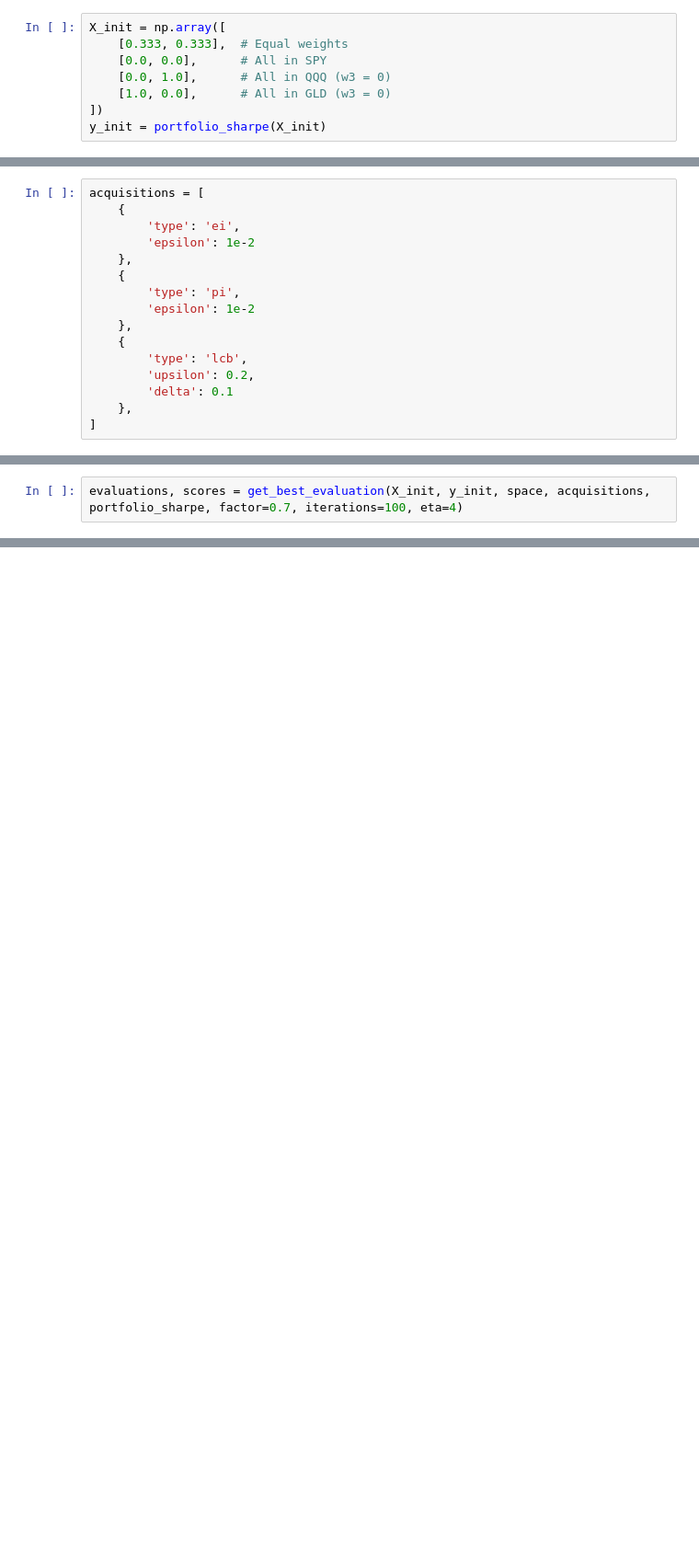
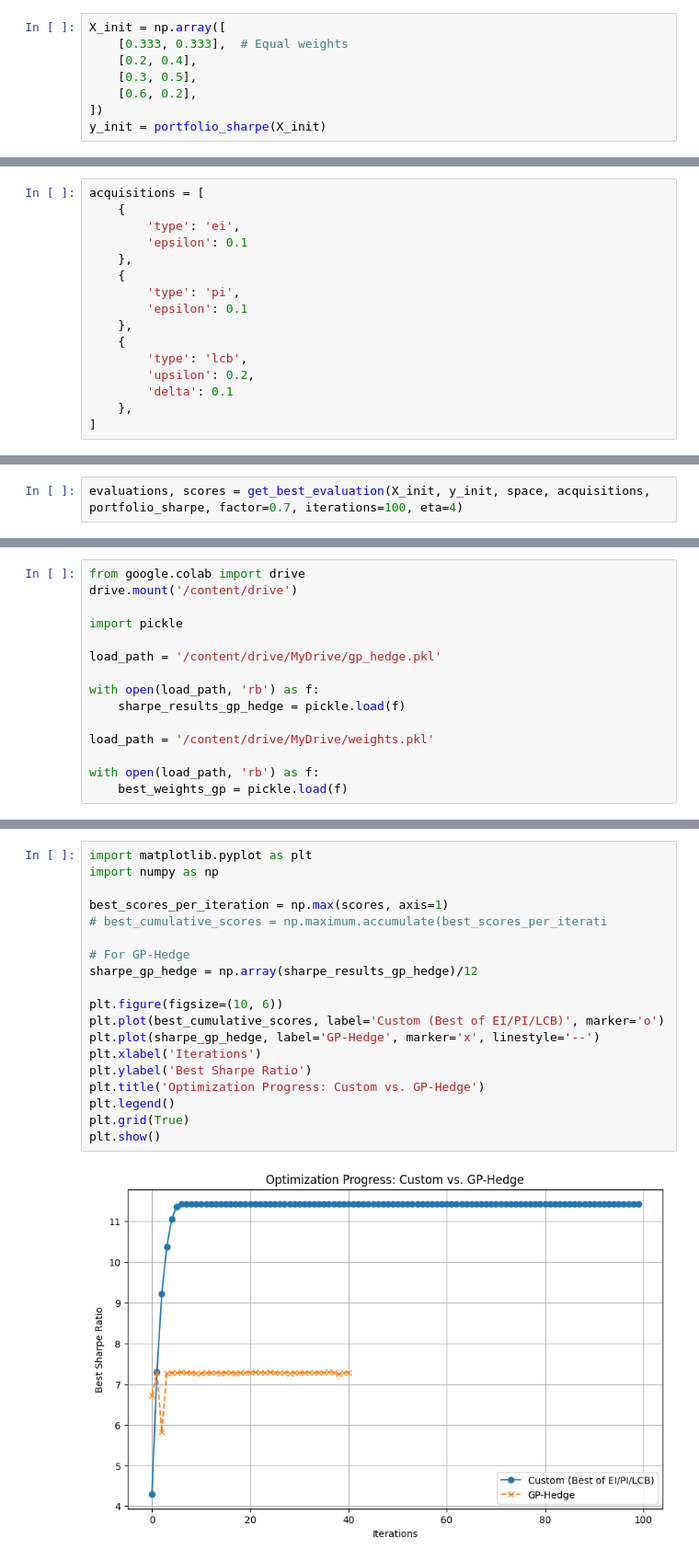
Before and after one commit to Gowtham-the-explorer/BTP_2, a Jupyter notebook: NO_PASt_BO/No_Past_BO.ipynb, the cells around one changed output, grey strips where cells are left out. Shown at 92% size. Cells and saved outputs as stored; diff of their text form; blank space fills up the shorter version.

```diff
--- a/NO_PASt_BO/No_Past_BO.ipynb
+++ b/NO_PASt_BO/No_Past_BO.ipynb
@@ -83,8 +93,8 @@ space = GPyOpt.Design_space([
 # %%
 X_init = np.array([
     [0.333, 0.333],  # Equal weights
-    [0.0, 0.0],      # All in SPY
-    [0.0, 1.0],      # All in QQQ (w3 = 0)
-    [1.0, 0.0],      # All in GLD (w3 = 0)
+    [0.2, 0.4],
+    [0.3, 0.5],
+    [0.6, 0.2],
 ])
 y_init = portfolio_sharpe(X_init)
@@ -92,11 +104,11 @@ y_init = portfolio_sharpe(X_init)
 acquisitions = [
     {
         'type': 'ei',
-        'epsilon': 1e-2
+        'epsilon': 0.1
     },
     {
         'type': 'pi',
-        'epsilon': 1e-2
+        'epsilon': 0.1
     },
     {
         'type': 'lcb',
@@ -108,0 +127,15 @@ evaluations, scores = get_best_evaluation(X_init, y_init, space, acquisitions, p
+# %%
+from google.colab import drive
+drive.mount('/content/drive')
+
+import pickle
+
+load_path = '/content/drive/MyDrive/gp_hedge.pkl'
+
+with open(load_path, 'rb') as f:
+    sharpe_results_gp_hedge = pickle.load(f)
+
+load_path = '/content/drive/MyDrive/weights.pkl'
+
+with open(load_path, 'rb') as f:
+    best_weights_gp = pickle.load(f)
@@ -108,0 +146,21 @@ evaluations, scores = get_best_evaluation(X_init, y_init, space, acquisitions, p
+# %%
+import matplotlib.pyplot as plt
+import numpy as np
+
+best_scores_per_iteration = np.max(scores, axis=1)
+# best_cumulative_scores = np.maximum.accumulate(best_scores_per_iterati
+
+# For GP-Hedge
+sharpe_gp_hedge = np.array(sharpe_results_gp_hedge)/12
+
+plt.figure(figsize=(10, 6))
+plt.plot(best_cumulative_scores, label='Custom (Best of EI/PI/LCB)', marker='o')
+plt.plot(sharpe_gp_hedge, label='GP-Hedge', marker='x', linestyle='--')
+plt.xlabel('Iterations')
+plt.ylabel('Best Sharpe Ratio')
+plt.title('Optimization Progress: Custom vs. GP-Hedge')
+plt.legend()
+plt.grid(True)
+plt.show()
+# %% [output]
+[figure, added]
```
Also changed, not shown: parts of 20 cells of this notebook.
